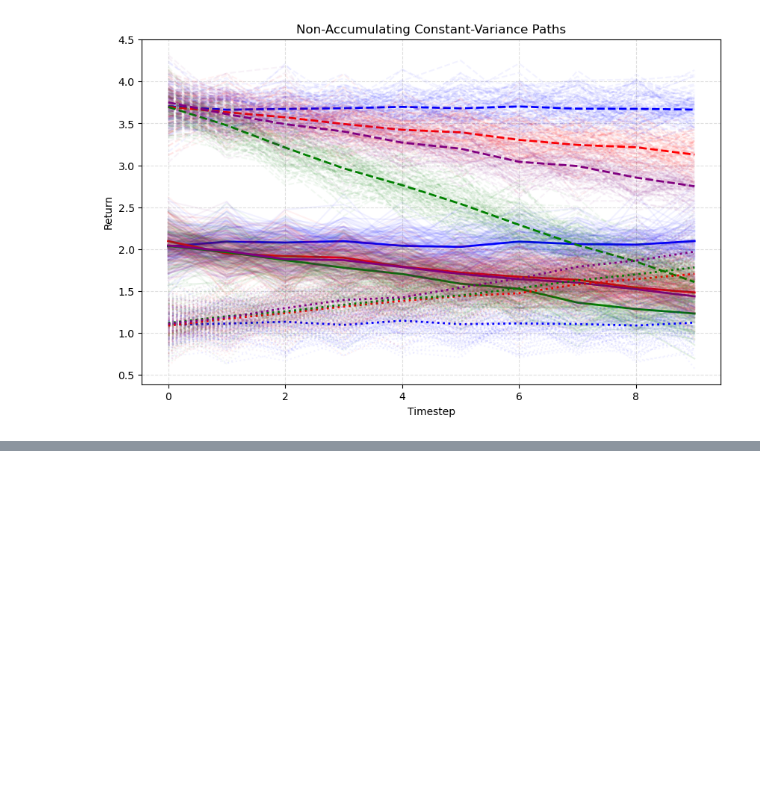
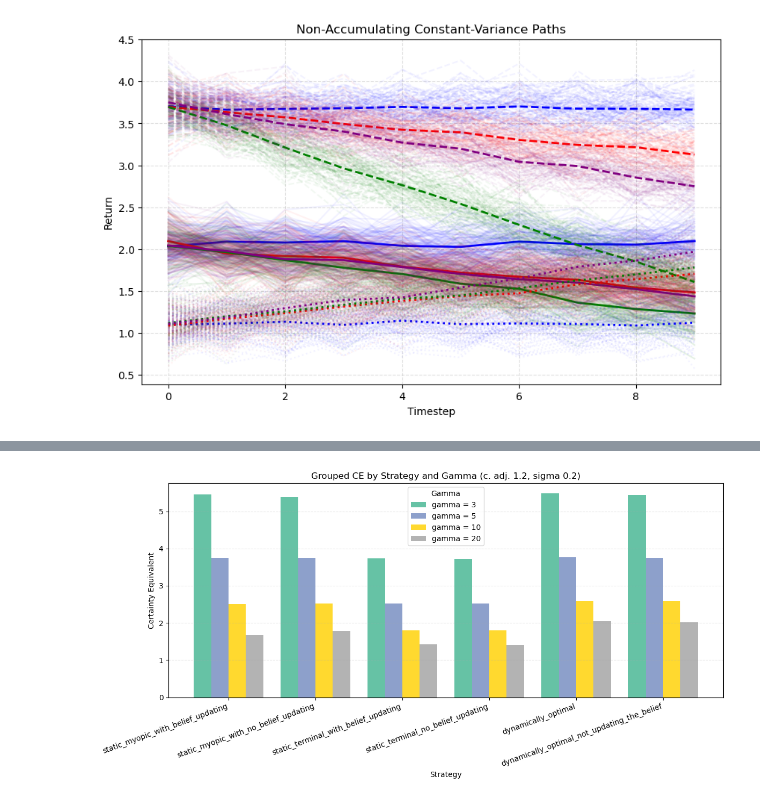
Before and after one commit to hyunseoky9/pilot, a Jupyter notebook: prairie_pothole_ex copy.ipynb, the cells around one changed output, grey strips where cells are left out. Saved outputs shown, nothing was run; the diff lists cells and outputs as text; code cells hidden in the pictures; blank space fills up the shorter version.

Commit message:
new settings

```diff
--- a/prairie_pothole_ex copy.ipynb
+++ b/prairie_pothole_ex copy.ipynb
@@ -489,7 +544,7 @@ from pprdyn1 import *
 import numpy as np
 import matplotlib.pyplot as plt
 
-env = pprdyn1({'settingID': 0})
+env = pprdyn1({'settingID': 11})
 testing_scenario = 1
 episodenum = 100
 beliefs = np.zeros((episodenum, env.n_scenario, env.T + 1))
@@ -541,8 +596,8 @@ import pandas as pd
 from performance_eval import avgperformance
 # from VI_pprdyn1 import _act, build_optimal_controller_fully_observable
 
-config = {'policytype': 5, 'VIenvsetting': 0,'num_episodes': 10000}
-settings = {'settingID': 1}
+config = {'policytype': 0, 'VIenvsetting': 0,'num_episodes': 10000}
+settings = {'settingID': 3}
 env = pprdyn1(settings)
 summary = avgperformance(env,config=config, policy_printout=False,printout = False)
 # %% [output]
@@ -596,0 +936,81 @@ Precomputing belief transitions (setting=15)...
+# %%
+# bar plot of ce results
+import numpy as np
+import matplotlib.pyplot as plt
+import pandas as pd
+
+filename = './results/ce_results.csv'
+df_raw = pd.read_csv(filename)
+settingids = np.array([1,2,3,4])
+setting_text_options = ['c. adj. 1.2, sigma 0.2', 'c. adj. 0 sigma 0.2', 'c. adj. 1.2 sigma 0.1']
+if np.all(settingids == np.array([1, 2, 3, 4])):
+    setting_texts = setting_text_options[0]
+elif np.all(settingids == np.array([7,8,9,10])):
+    setting_texts = setting_text_options[1]
+elif np.all(settingids == np.array([12,13,14,15])):
+    setting_texts = setting_text_options[2]
+
+
+# Normalize column names so lookups are robust to case/spacing
+normalized_cols = [
+    str(c).strip().lower().replace(' ', '_').replace('-', '_')
+    for c in df_raw.columns
+]
+df = df_raw.copy()
+df.columns = normalized_cols
+
+# Resolve expected key columns
+if 'setting' not in df.columns:
+    for alt in ['settings', 'settingid', 'setting_id']:
+        if alt in df.columns:
+            df = df.rename(columns={alt: 'setting'})
+            break
+
+if 'gamma' not in df.columns:
+    for alt in ['risk_aversion', 'riskaversion']:
+        if alt in df.columns:
+            df = df.rename(columns={alt: 'gamma'})
+            break
+
+if 'setting' not in df.columns:
+    raise KeyError(f"Could not find 'setting' column. Available columns: {df.columns.tolist()}")
+if 'gamma' not in df.columns:
+    raise KeyError(f"Could not find 'gamma' column. Available columns: {df.columns.tolist()}")
+
+# Filter to requested settings and keep rows ordered by gamma
+df_plot = df[df['setting'].astype(int).isin(settingids)].copy()
+df_plot = df_plot.sort_values('gamma').reset_index(drop=True)
+
+# Columns from the 5th onward are strategy outcomes in your table
+# (after: setting, sigma, central_adj, gamma)
+if df_plot.shape[1] >= 5:
+    strategy_cols = df_plot.columns[4:]
+else:
+    meta_cols = {'setting', 'sigma', 'central_adj', 'gamma'}
+    strategy_cols = [c for c in df_plot.columns if c not in meta_cols and not c.startswith('unnamed')]
+
+gamma_vals = df_plot['gamma'].astype(int).to_list()
+n_strat = len(strategy_cols)
+n_gamma = len(gamma_vals)
+x = np.arange(n_strat)
+width = 0.8 / max(n_gamma, 1)
+
+fig, ax = plt.subplots(figsize=(12, 6))
+colors = plt.cm.Set2(np.linspace(0, 1, n_gamma))
+
+for i, g in enumerate(gamma_vals):
+    y = df_plot.loc[i, strategy_cols].to_numpy(dtype=float)
+    offset = (i - (n_gamma - 1) / 2) * width
+    ax.bar(x + offset, y, width=width, color=colors[i], label=f'gamma = {g}')
+
+ax.set_xticks(x)
+ax.set_xticklabels(strategy_cols, rotation=20, ha='right')
+ax.set_ylabel('Certainty Equivalent')
+ax.set_xlabel('Strategy')
+ax.set_title(f'Grouped CE by Strategy and Gamma ({setting_texts})')
+ax.grid(axis='y', linestyle='--', alpha=0.35)
+ax.legend(title='Gamma')
+plt.tight_layout()
+plt.show()
+# %% [output]
+[figure, added]
```
Also changed, not shown: parts of 11 cells of this notebook, 8 other files.
